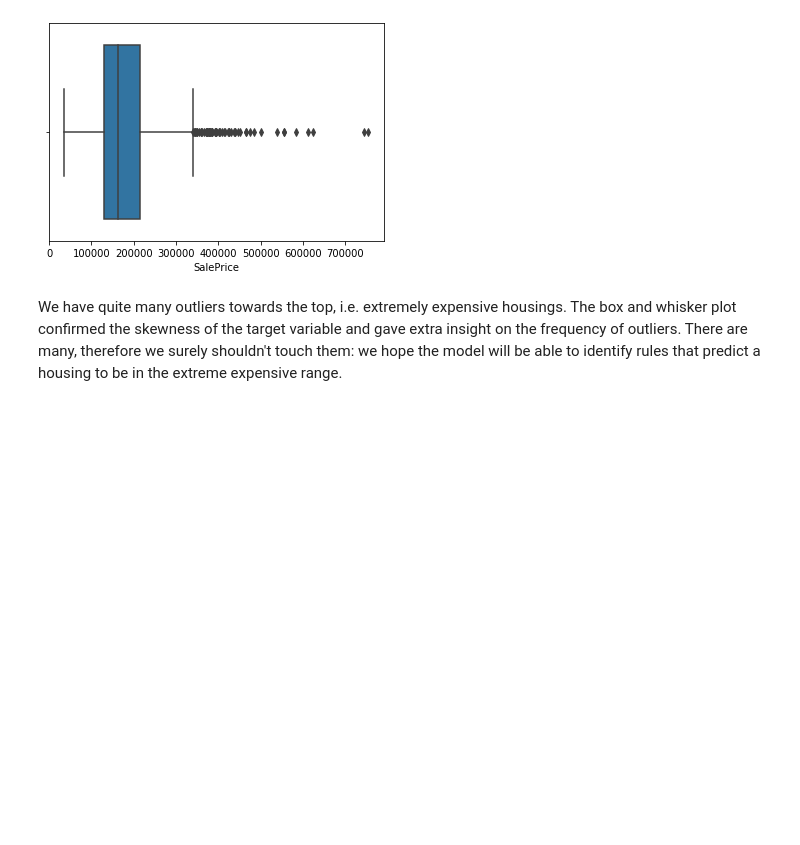
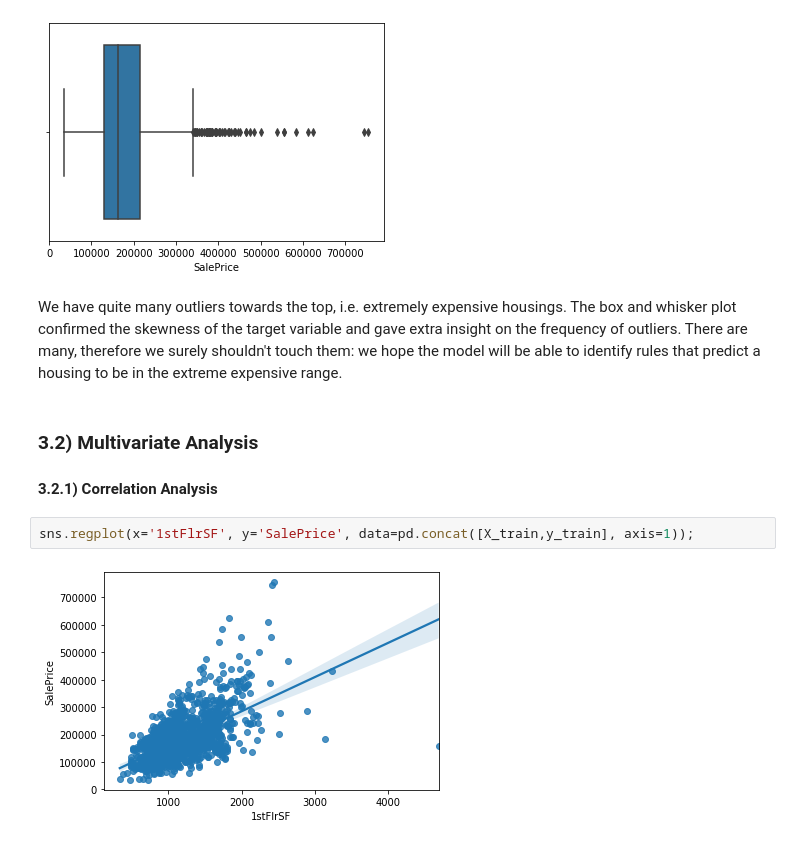
Before and after one commit to leweex95/Housing-Prices-Prediction, a Jupyter notebook: Housing-Prices-Prediction.ipynb, the cells around one changed output. Cells and saved outputs as stored; diff of their text form; blank space fills up the shorter version.

Commit message:
multivariate analysis / correlation plots

```diff
--- a/Housing-Prices-Prediction.ipynb
+++ b/Housing-Prices-Prediction.ipynb
@@ -201,3 +221,11 @@ A Gaussian distribution has a skewness of 0 and kurtosis of 3 which is very far
 [figure]
 # %% [markdown]
 We have quite many outliers towards the top, i.e. extremely expensive housings. The box and whisker plot confirmed the skewness of the target variable and gave extra insight on the frequency of outliers. There are many, therefore we surely shouldn't touch them: we hope the model will be able to identify rules that predict a housing to be in the extreme expensive range.
+# %% [markdown]
+### 3.2) Multivariate Analysis
+
+#### 3.2.1) Correlation Analysis
+# %%
+sns.regplot(x='1stFlrSF', y='SalePrice', data=pd.concat([X_train,y_train], axis=1));
+# %% [output]
+[figure, added]
```
Also changed, not shown: parts of 11 cells of this notebook.
